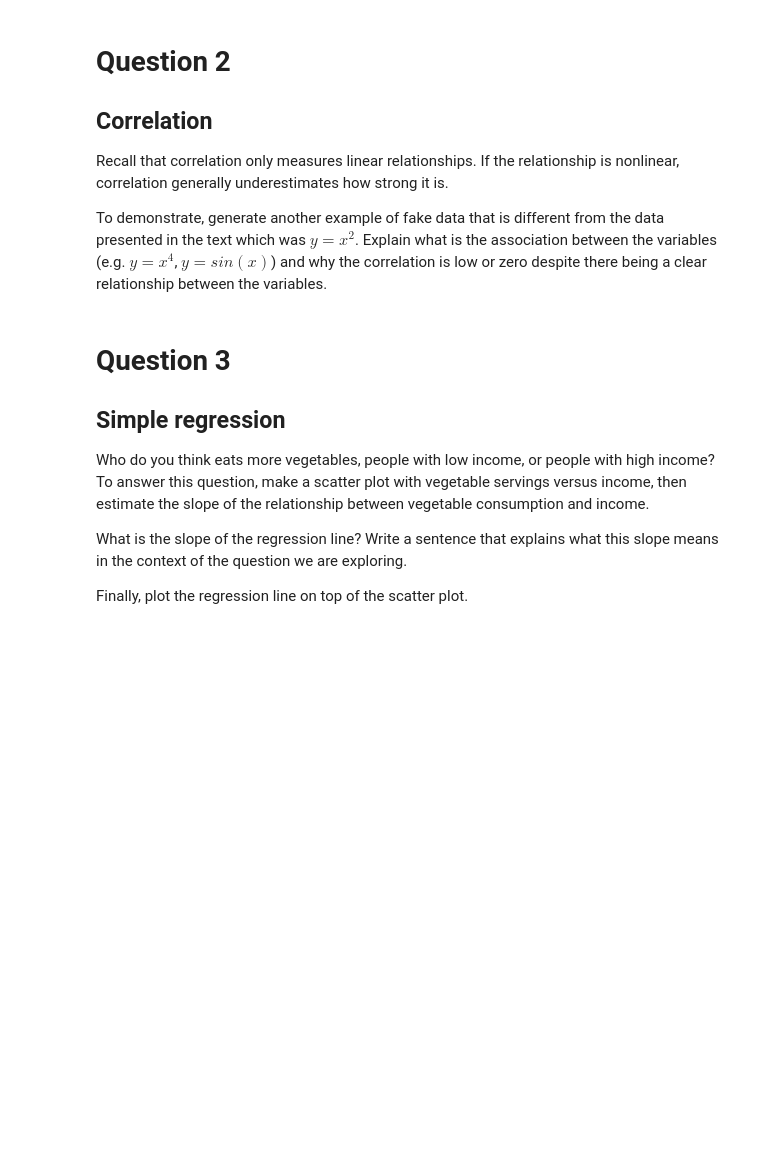
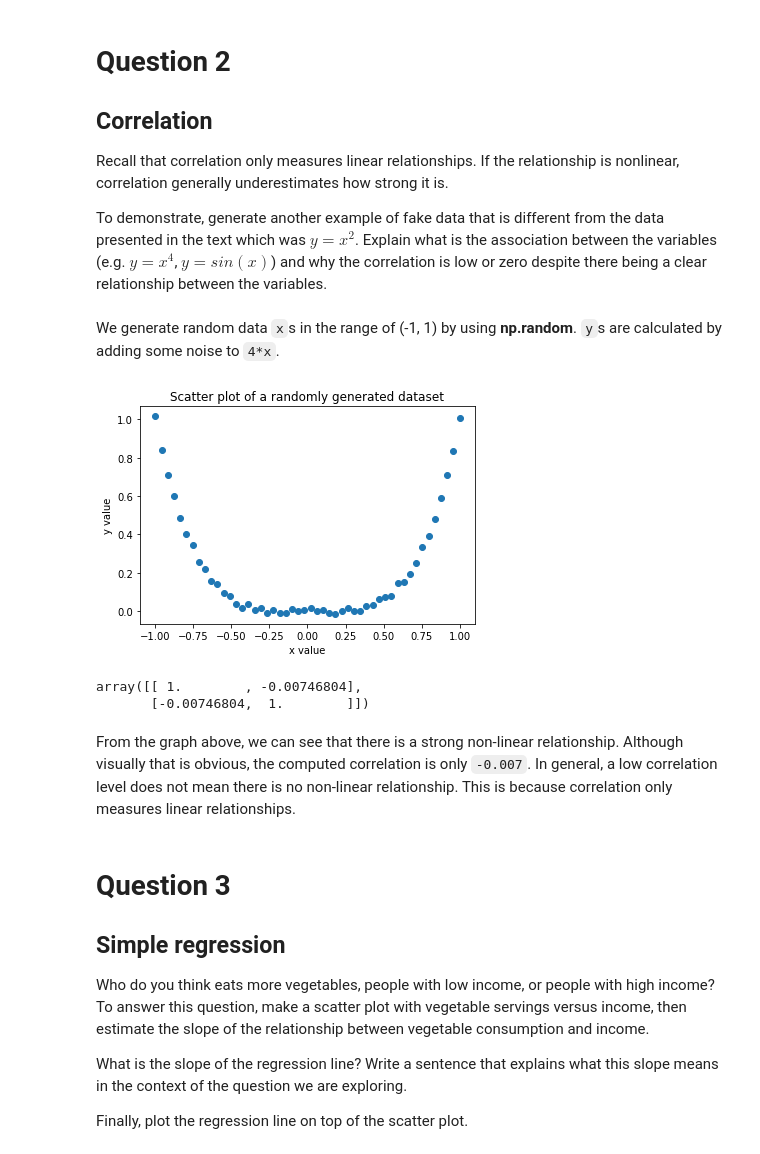
Before and after one commit to Fjx-dylanZ/qtm350, a Jupyter notebook: Homework 3/HW3.ipynb, the cells around one changed output. Saved outputs shown, nothing was run; the diff lists cells and outputs as text; code cells hidden in the pictures; blank space fills up the shorter version.

```diff
--- a/Homework 3/HW3.ipynb
+++ b/Homework 3/HW3.ipynb
@@ -14,6 +99,26 @@ These questions follow the examples presented in Notebook 9 from the Textbook. S
 Recall that correlation only measures linear relationships. If the relationship is nonlinear, correlation generally underestimates how strong it is.
 
 To demonstrate, generate another example of fake data that is different from the data presented in the text which was $y=x^2$. Explain what is the association between the variables (e.g. $y=x^4$, $y=sin(x)$) and why the correlation is low or zero despite there being a clear relationship between the variables.
+# %% [markdown]
+We generate random data `x`s in the range of (-1, 1) by using **np.random**. `y`s are calculated by adding some noise to `4*x`.
+# %%
+np.random.seed(350)
+x = np.linspace(-1, 1)
+y = x**4 + np.random.normal(0, 0.01, len(x))
+# %%
+plt.plot(x, y, 'o')
+plt.xlabel('x value')
+plt.ylabel('y value')
+plt.title('Scatter plot of a randomly generated dataset');
+# %% [output]
+[figure, added]
+# %%
+np.corrcoef(x, y)
+# %% [output]
+array([[ 1.        , -0.00746804],
+       [-0.00746804,  1.        ]])
+# %% [markdown]
+From the graph above, we can see that there is a strong non-linear relationship. Although visually that is obvious, the computed correlation is only `-0.007`. In general, a low correlation level does not mean there is no non-linear relationship. This is because correlation only measures linear relationships.
 # %% [markdown]
 # Question 3
 ## Simple regression
```
Also changed, not shown: parts of 29 cells of this notebook, 8 other files.
